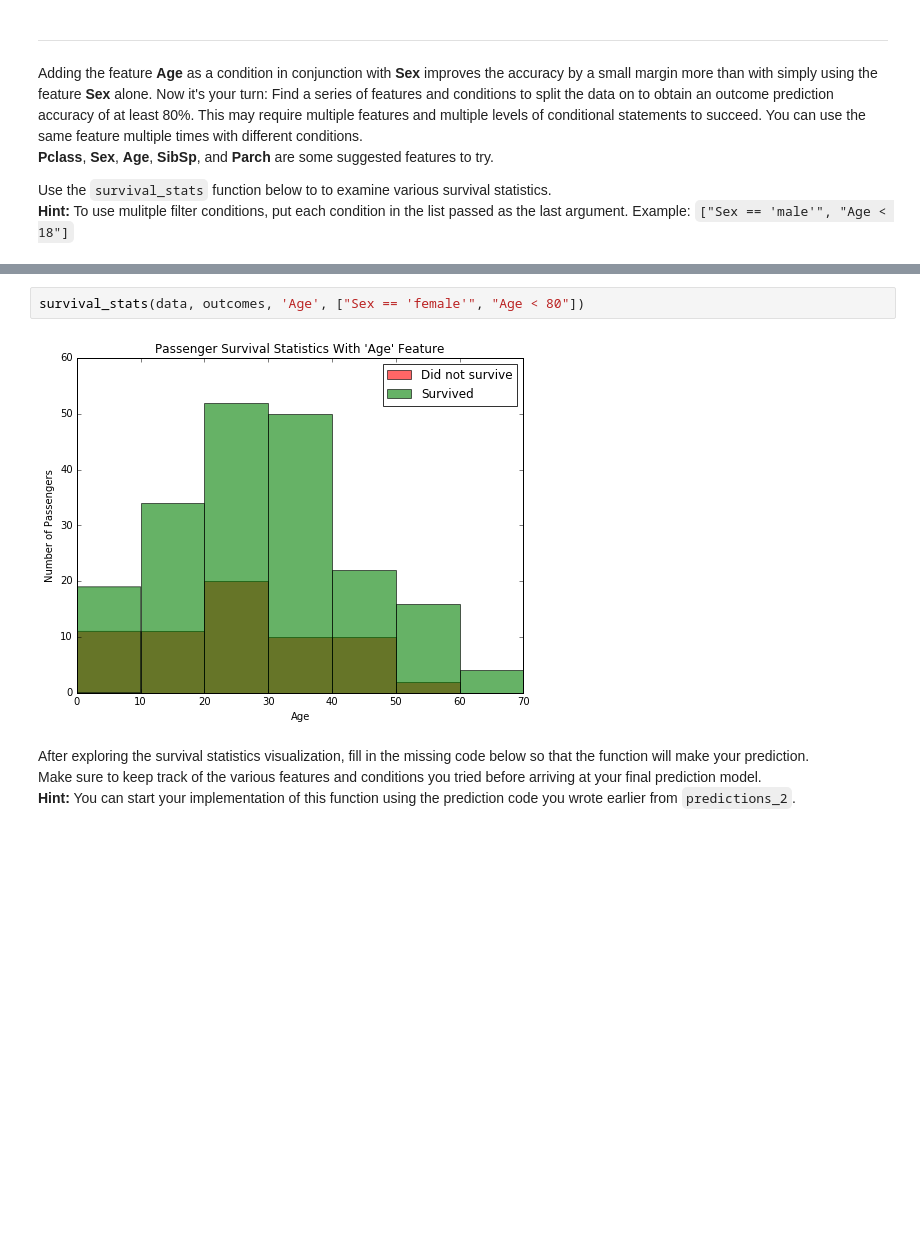
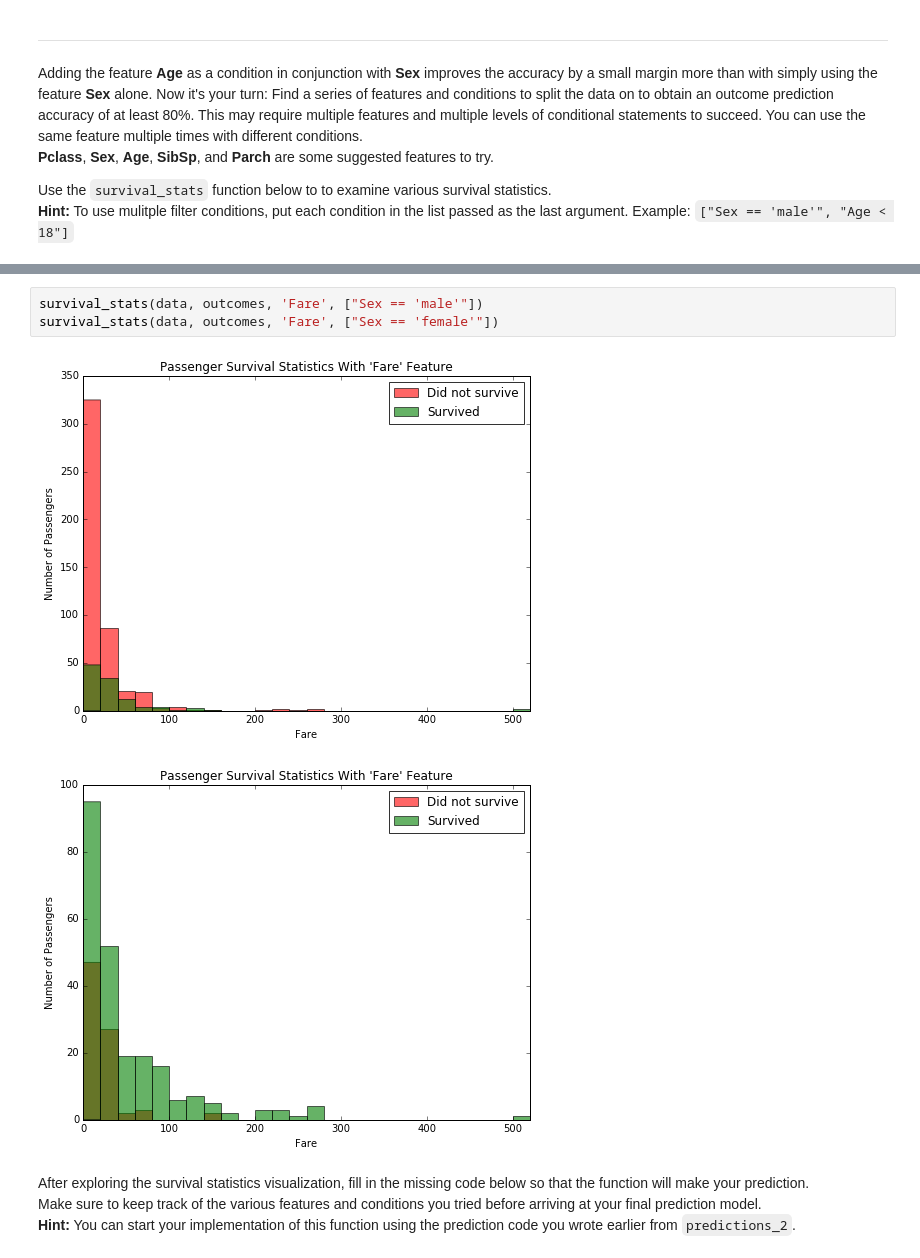
Before and after one commit to hsherwoodcoombs/Machine-Learning, a Jupyter notebook: projects/titanic_survival_exploration/Titanic_Survival_Exploration.ipynb, the cells around one changed output, grey strips where cells are left out. Cells and saved outputs as stored; diff of their text form; blank space fills up the shorter version.

Commit message:
revised Q4 and added choc data

```diff
--- a/projects/titanic_survival_exploration/Titanic_Survival_Exploration.ipynb
+++ b/projects/titanic_survival_exploration/Titanic_Survival_Exploration.ipynb
@@ -213,7 +221,9 @@ Use the `survival_stats` function below to to examine various survival statistic
 # %%
-survival_stats(data, outcomes, 'Age', ["Sex == 'female'", "Age < 80"])
+survival_stats(data, outcomes, 'Fare', ["Sex == 'male'"])
+survival_stats(data, outcomes, 'Fare', ["Sex == 'female'"])
 # %% [output]
-[figure, old version]
+[figure, new version]
+[figure, added]
 # %% [markdown]
 After exploring the survival statistics visualization, fill in the missing code below so that the function will make your prediction.
 Make sure to keep track of the various features and conditions you tried before arriving at your final prediction model.
```
Also changed, not shown: parts of 7 cells of this notebook, 2 other files.
